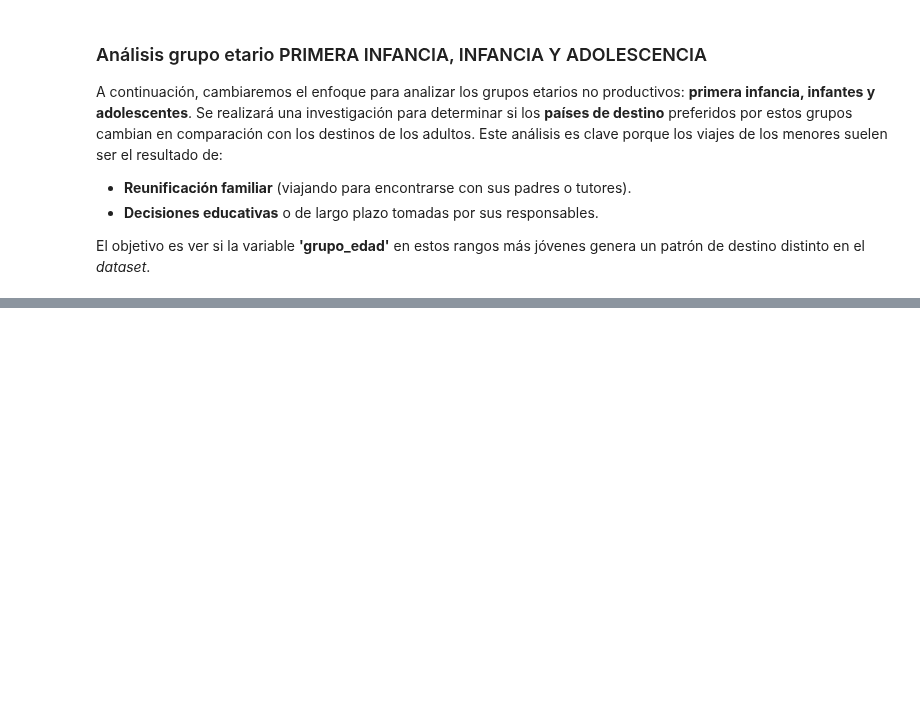
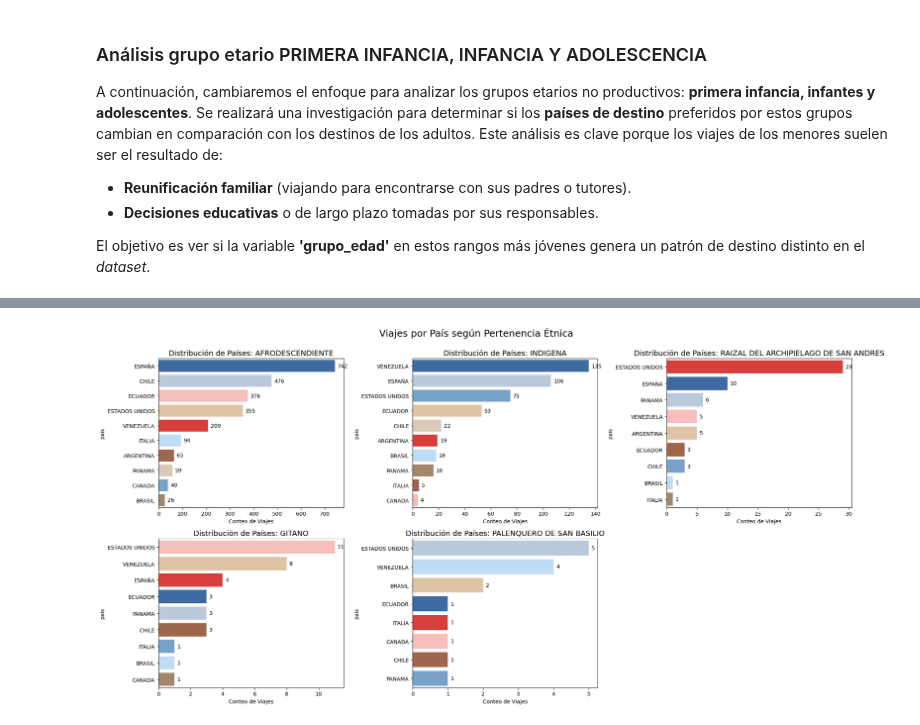
Before and after one commit to AlejandroSegura24/Colombians-migration-data-analysis, a Jupyter notebook: Notebooks/EDA colombians migration.ipynb, the cells around one changed output, grey strips where cells are left out. Saved outputs shown, nothing was run; the diff lists cells and outputs as text; code cells hidden in the pictures; blank space fills up the shorter version.

```diff
--- a/Notebooks/EDA colombians migration.ipynb
+++ b/Notebooks/EDA colombians migration.ipynb
@@ -533,3 +558,29 @@ plt.show()
+# %%
+etnias = df_processing[df_processing['etnia_de_la_persona'].isin(['AFRODESCENDIENTE', 'INDIGENA', 'RAIZAL DEL ARCHIPIELAGO DE SAN ANDRES', 'GITANO', 'PALENQUERO DE SAN BASILIO'])]
+top_10_paises_etnias = etnias['pais'].value_counts().head(10).index
+data_etnia_de_la_persona = etnias[etnias['pais'].isin(top_10_paises_etnias)]
+
+etniass = ['AFRODESCENDIENTE', 'INDIGENA', 'RAIZAL DEL ARCHIPIELAGO DE SAN ANDRES', 'GITANO', 'PALENQUERO DE SAN BASILIO']
+fig, ax = plt.subplots(2, 3, figsize=(20, 10))
+
+for etnia, current_ax in zip(etniass, ax.flatten()):
+
+    subset = data_etnia_de_la_persona[data_etnia_de_la_persona['etnia_de_la_persona'] == etnia]
+    sns.countplot(data=subset, y='pais', ax=current_ax, order=subset['pais'].value_counts().index, palette=palette_custom, hue ='pais')
+
+    for container in current_ax.containers:
+        current_ax.bar_label(container, fmt='%d', padding=5, fontsize=10)
+
+    current_ax.set_title(f"Distribución de Países: {etnia}", fontsize=14)
+    current_ax.set_xlabel("Conteo de Viajes")
+
+ax.flatten()[-1].set_visible(False)
+
+plt.suptitle("Viajes por País según Pertenencia Étnica", fontsize=18, y=1.0)
+plt.tight_layout()
+plt.show()
+# %% [output]
+[figure, added]
 # %%
 df_processing.head()
 # %% [output]
```
Also changed, not shown: parts of 3 cells of this notebook.
